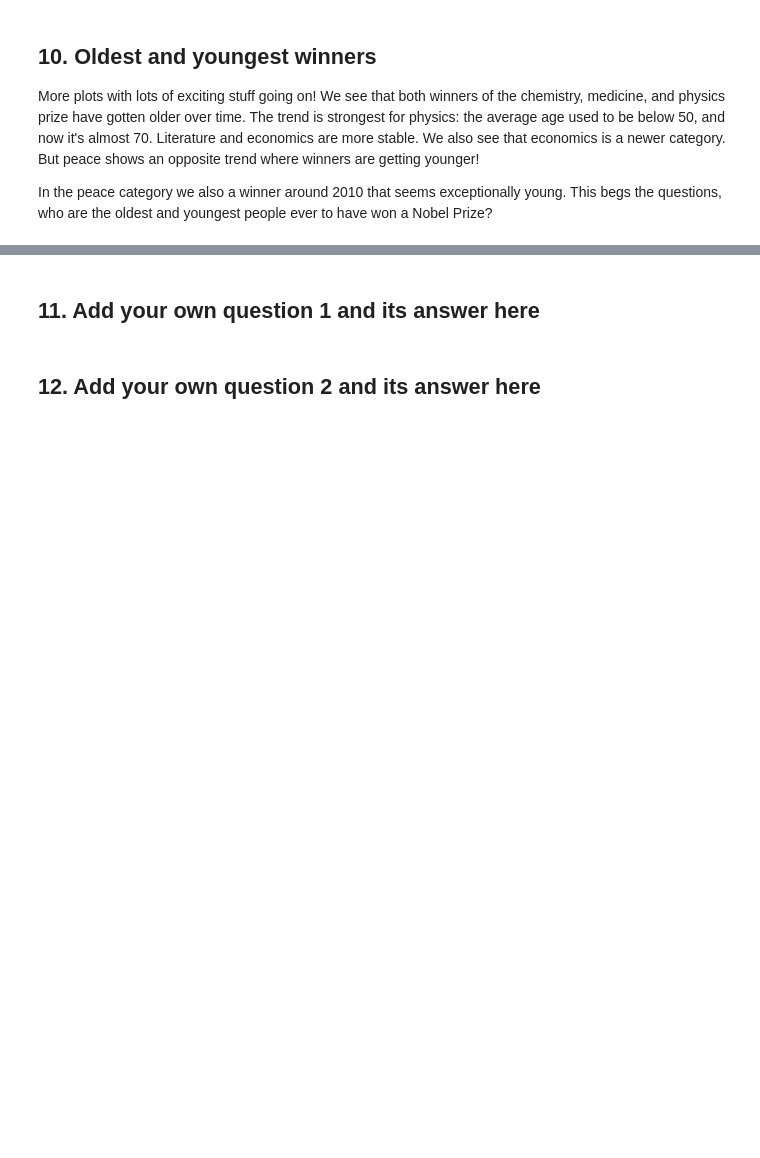
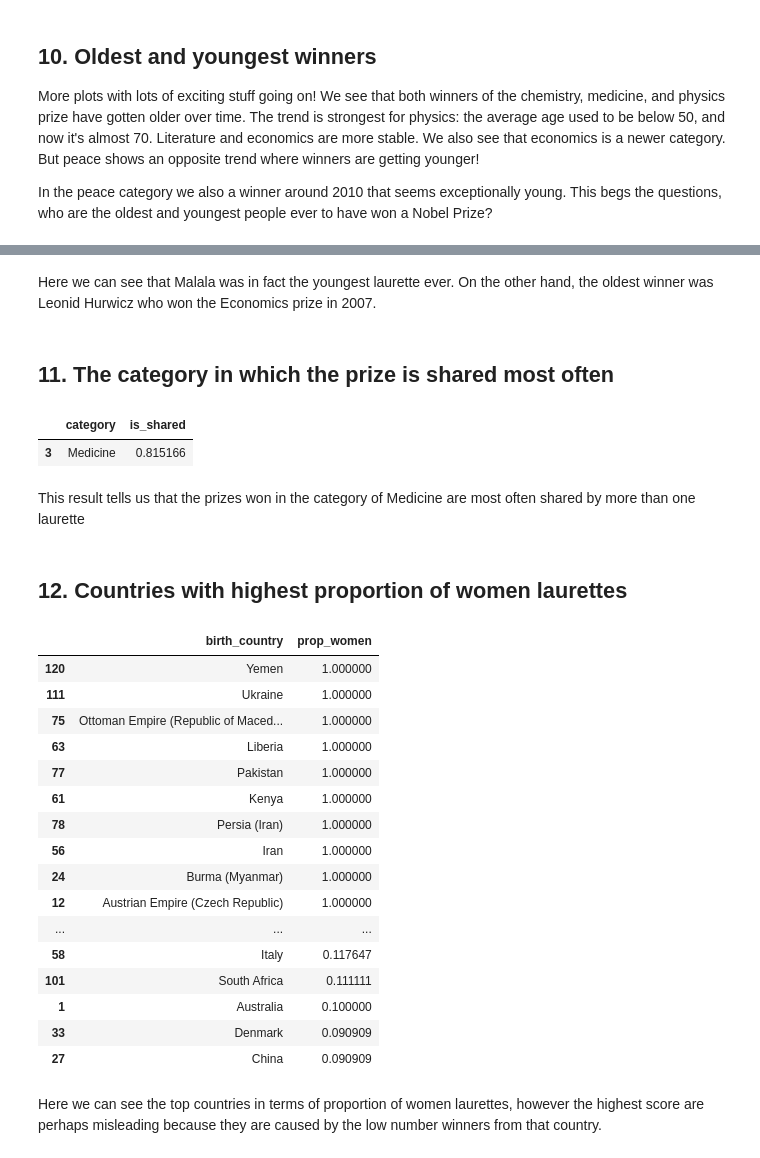
Before and after one commit to shakaibsaleem/DataScience, a Jupyter notebook: CS457-CaseStudy-1/A Visual History of Nobel Prize Winners/notebook.ipynb, the cells around one changed output, grey strips where cells are left out. Cells and saved outputs as stored; diff of their text form; code cells hidden in the pictures; blank space fills up the shorter version.

```diff
--- a/CS457-CaseStudy-1/A Visual History of Nobel Prize Winners/notebook.ipynb
+++ b/CS457-CaseStudy-1/A Visual History of Nobel Prize Winners/notebook.ipynb
@@ -199,7 +218,43 @@ nobel['age'] = ...
-# %% [markdown]
-## 11. Add your own question 1 and its answer here
-# %% [markdown]
-## 12. Add your own question 2 and its answer here
+# %% [markdown]
+Here we can see that Malala was in fact the youngest laurette ever. On the other hand, the oldest winner was Leonid Hurwicz who won the Economics prize in 2007.
+# %% [markdown]
+## 11. The category in which the prize is shared most often
+# %%
+nobel['is_shared'] = nobel['prize_share']!='1/1'
+prop_shared_category = nobel.groupby('category', as_index=False)['is_shared'].mean()
+#display(nobel['is_shared'].head())
+display(prop_shared_category.sort_values('is_shared',ascending=False).head(1))
+# %% [output]
+|  | category | is_shared |
+| 3 | Medicine | 0.815166 |
+# %% [markdown]
+This result tells us that the prizes won in the category of Medicine are most often shared by more than one laurette
+# %% [markdown]
+## 12. Countries with highest proportion of women laurettes
+# %%
+nobel['prop_women'] = nobel["sex"]=="Female"
+prop_fem_country = nobel.groupby('birth_country', as_index=False)['prop_women'].mean()
+display(prop_fem_country.sort_values('prop_women',ascending=False).head(25))
+# %% [output]
+|  | birth_country | prop_women |
+| 120 | Yemen | 1.000000 |
+| 111 | Ukraine | 1.000000 |
+| 75 | Ottoman Empire (Republic of Maced... | 1.000000 |
+| 63 | Liberia | 1.000000 |
+| 77 | Pakistan | 1.000000 |
+| 61 | Kenya | 1.000000 |
+| 78 | Persia (Iran) | 1.000000 |
+| 56 | Iran | 1.000000 |
+| 24 | Burma (Myanmar) | 1.000000 |
+| 12 | Austrian Empire (Czech Republic) | 1.000000 |
+| ... | ... | ... |
+| 58 | Italy | 0.117647 |
+| 101 | South Africa | 0.111111 |
+| 1 | Australia | 0.100000 |
+| 33 | Denmark | 0.090909 |
+| 27 | China | 0.090909 |
+# %% [markdown]
+Here we can see the top countries in terms of proportion of women laurettes, however the highest score are perhaps misleading because they are caused by the low number winners from that country.
 # %% [markdown]
 ## You get a prize!
 <p><img style="float: right;margin:20px 20px 20px 20px; max-width:200px" src="https://s3.amazonaws.com/assets.datacamp.com/production/project_441/img/paint_nobel_prize.png"></p>
```
Also changed, not shown: parts of 7 cells of this notebook.
